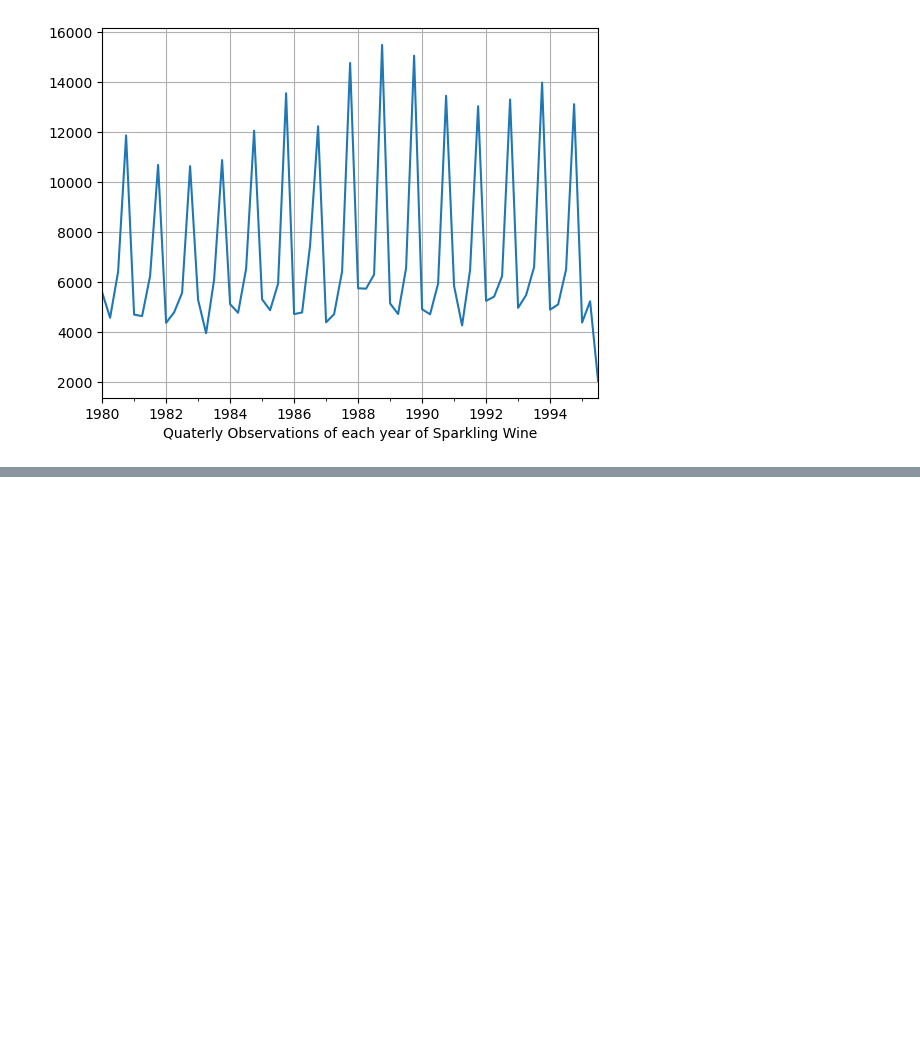
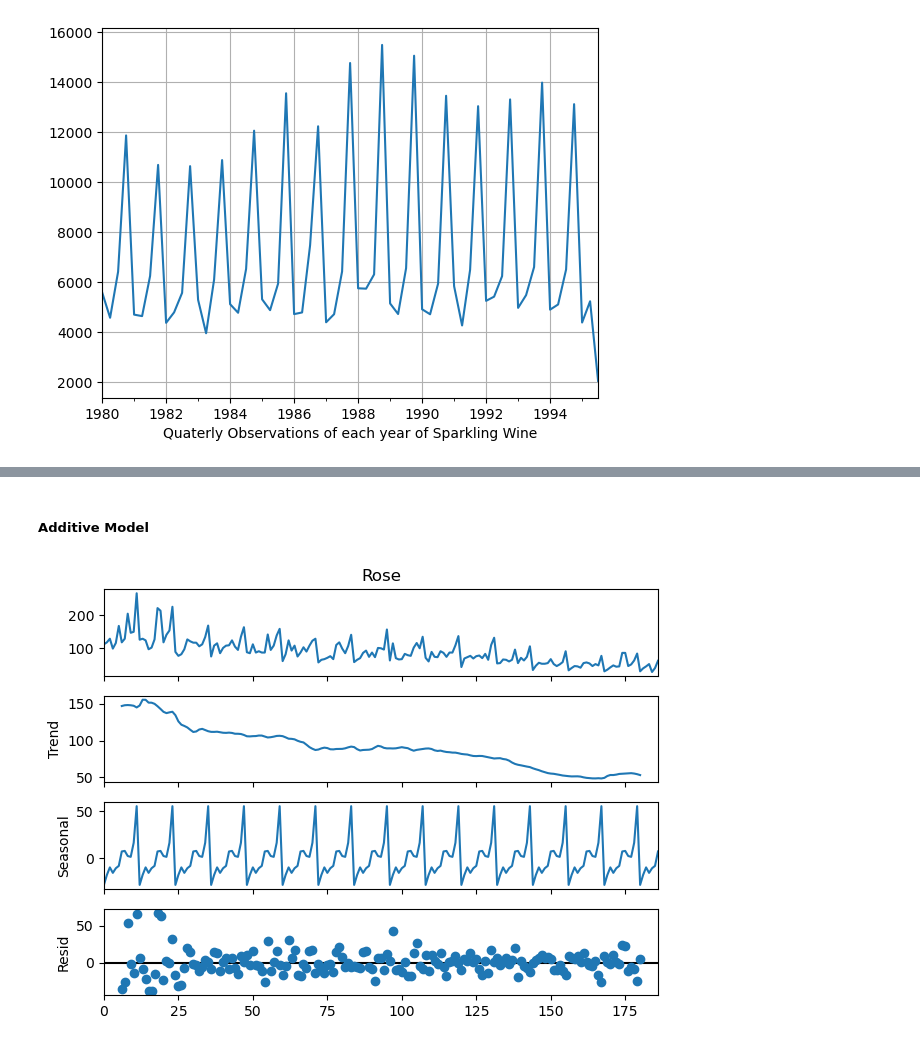
Before and after one commit to Aaryani2024/Time-Forecasting-GL-Project, a Jupyter notebook: Time Forecasting Project.ipynb, the cells around one changed output, grey strips where cells are left out. Cells and saved outputs as stored; diff of their text form; code cells hidden in the pictures; blank space fills up the shorter version.

```diff
--- a/Time Forecasting Project.ipynb
+++ b/Time Forecasting Project.ipynb
@@ -529,10 +526,0 @@ plt.xlabel('Quaterly Observations of each year of Sparkling Wine');
-# %%
-# Ensure 'YearMonth' is converted to datetime and set as the index
-df_rose['Year'] = pd.to_datetime(df_rose['Year'], format='%Y-%m')
-df_rose.set_index('Year', inplace=True)
-
-# Resample by year ('Y') and calculate the sum for the 'Rose' column
-df_yearly_rose = df_rose.resample('Y').sum()
-
-# Display the yearly summed data
-df_yearly_rose
@@ -540,0 +546,16 @@ KeyError: 'Year'
+# %% [markdown]
+##### Additive Model
+# %%
+df_rose = df_rose.drop(columns=['YearMonth', 'Year', 'Month'],axis=1)
+# %%
+# Ensure the 'Rose' column is numeric
+df_rose['Rose'] = pd.to_numeric(df_rose['Rose'], errors='coerce')
+# %%
+# Perform additive decomposition on the 'Rose' column (only numeric values)
+decomposition = seasonal_decompose(df_rose['Rose'], model='additive', period=12)
+
+# Plot the decomposition
+decomposition.plot()
+plt.show()
+# %% [output]
+[figure, added]
```
Also changed, not shown: parts of 9 cells of this notebook.
